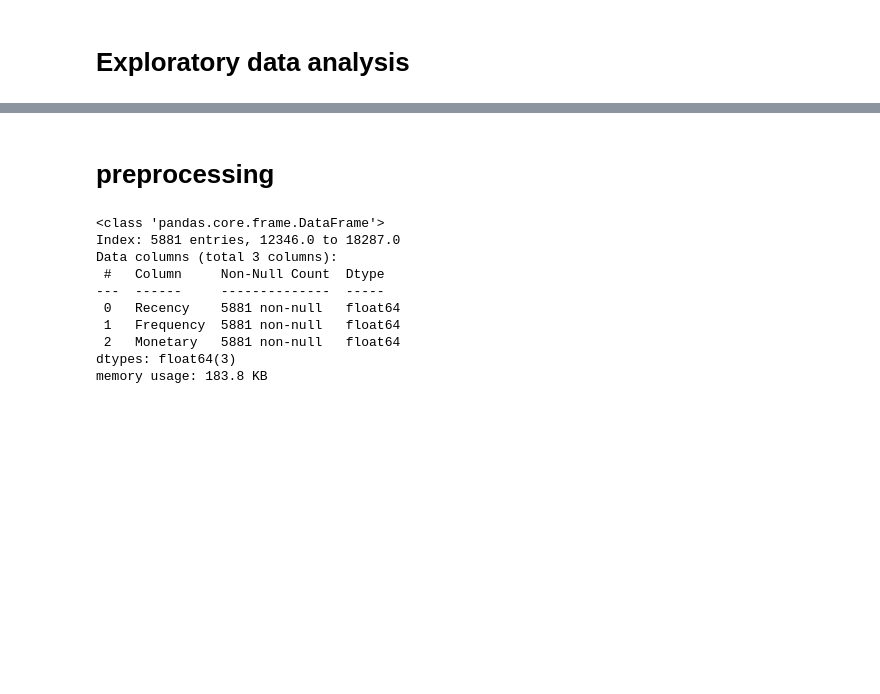
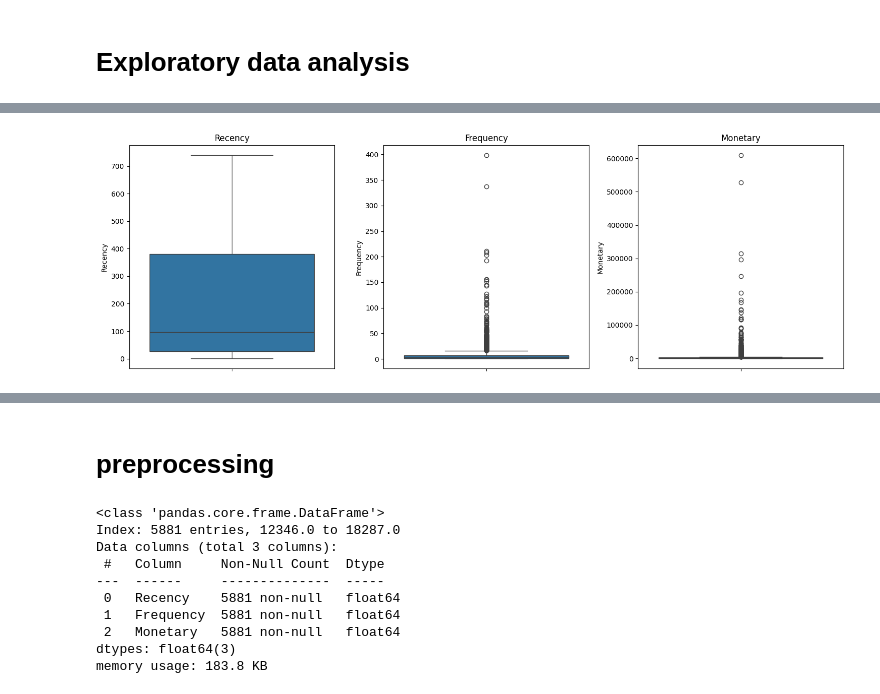
Before and after one commit to Yogesh-BCA-Ds/ML-Small-Projects_1, a Jupyter notebook: unsupervised learning/unsupervised_learning.ipynb, the cells around one changed output, grey strips where cells are left out. Drawn from its saved outputs; the diff is of its cells as text; code cells hidden in the pictures; blank space fills up the shorter version.

```diff
--- a/unsupervised learning/unsupervised_learning.ipynb
+++ b/unsupervised learning/unsupervised_learning.ipynb
@@ -366,0 +391,11 @@ rfm.head()
+# %%
+plt.figure(figsize=(15,5))
+for i, column in enumerate(["Recency", "Frequency", "Monetary"], 1):
+    plt.subplot(1,3,i)
+    sns.boxplot(y=rfm[column])
+    plt.title(column)
+
+plt.tight_layout()
+plt.show()
+# %% [output]
+[figure, added]
```
Also changed, not shown: parts of 58 cells of this notebook.
